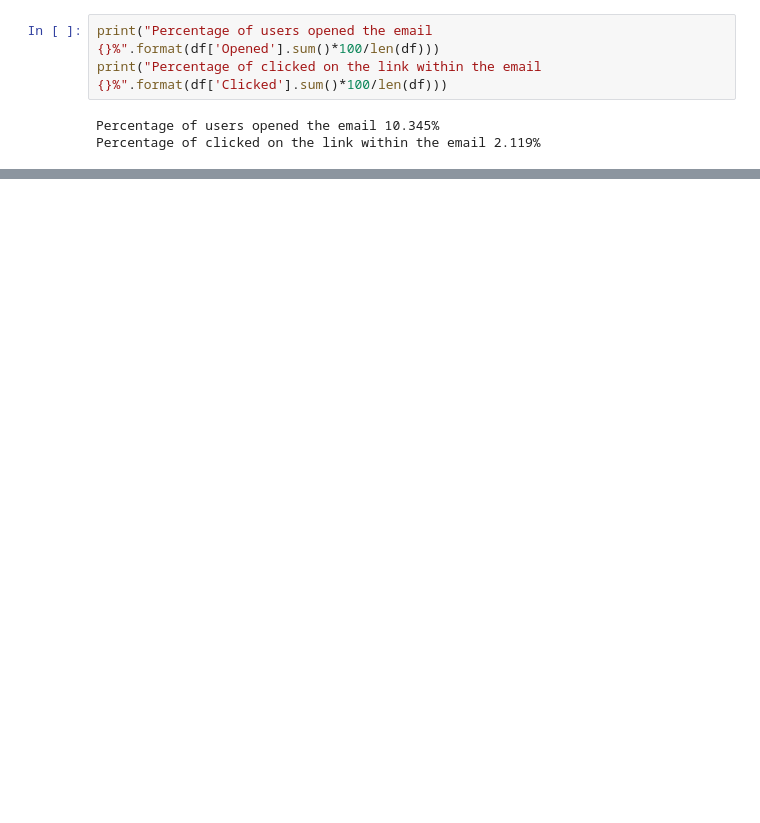
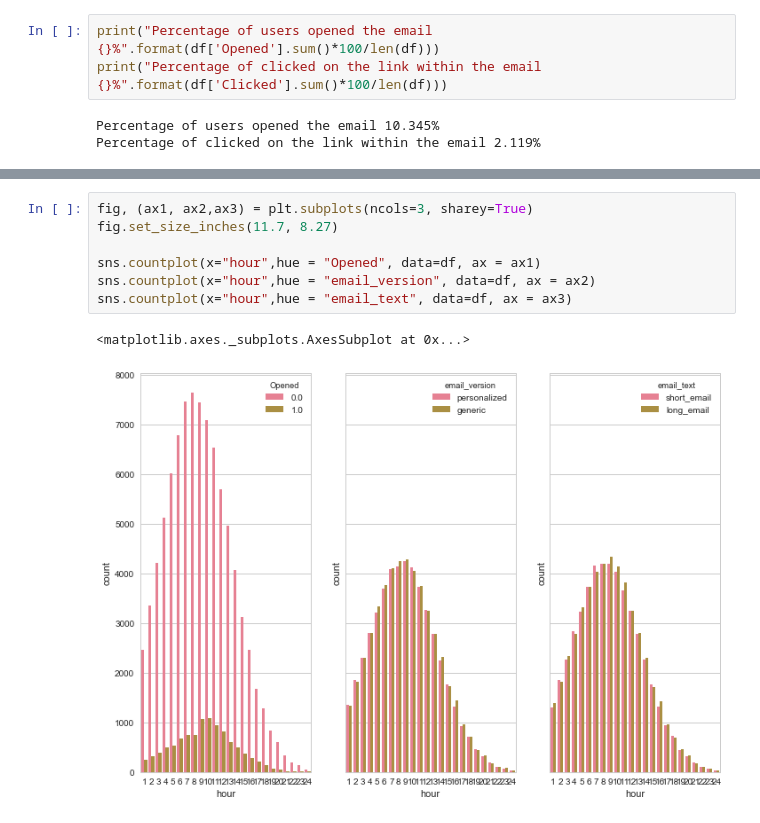
Before and after one commit to dipalira/DS-Challenges, a Jupyter notebook: Email Campaign/Email Marketing Challenge.ipynb, the cells around one changed output, grey strips where cells are left out. Drawn from its saved outputs; the diff is of its cells as text; blank space fills up the shorter version.

```diff
--- a/Email Campaign/Email Marketing Challenge.ipynb
+++ b/Email Campaign/Email Marketing Challenge.ipynb
@@ -39,0 +64,10 @@ Percentage of clicked on the link within the email 2.119%
+# %%
+fig, (ax1, ax2,ax3) = plt.subplots(ncols=3, sharey=True)
+fig.set_size_inches(11.7, 8.27)
+
+sns.countplot(x="hour",hue = "Opened", data=df, ax = ax1)
+sns.countplot(x="hour",hue = "email_version", data=df, ax = ax2)
+sns.countplot(x="hour",hue = "email_text", data=df, ax = ax3)
+# %% [output]
+<matplotlib.axes._subplots.AxesSubplot at 0x...>
+[figure, added]
```
Also changed, not shown: parts of 9 cells of this notebook.
